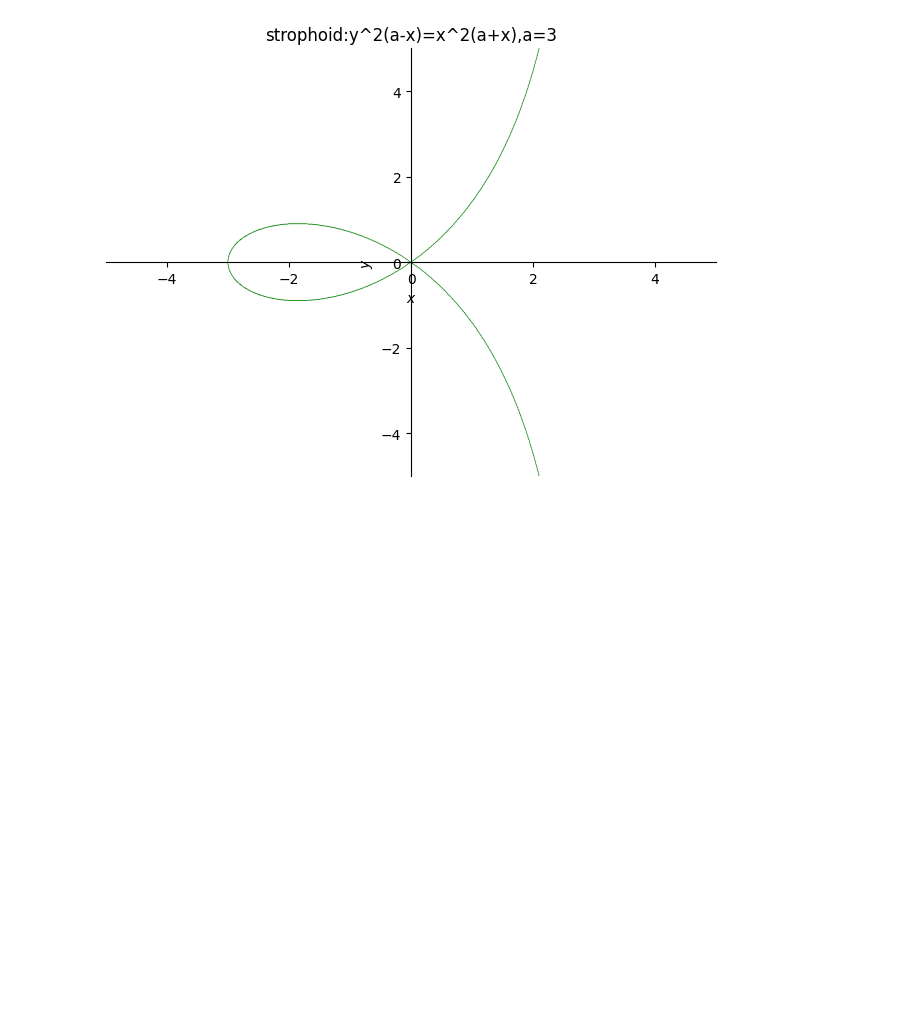
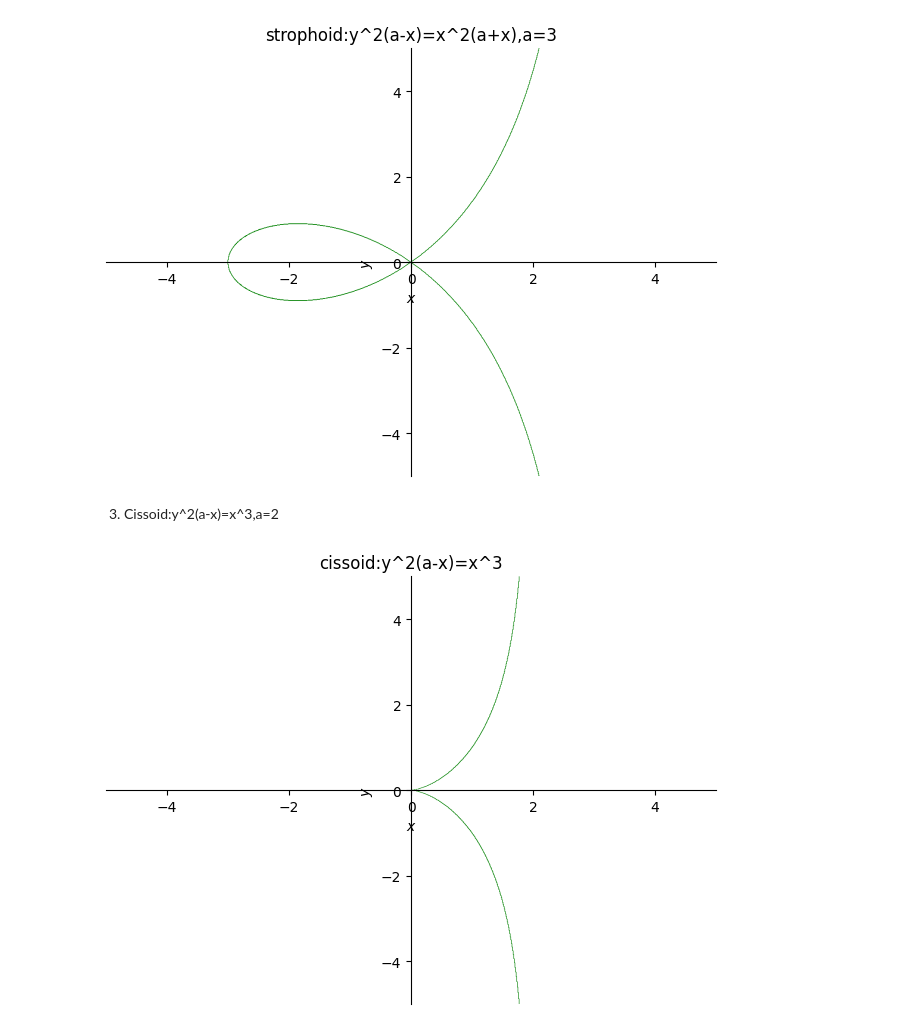
Before and after one commit to Bharathgn123/Bharathgn123, a Jupyter notebook: program1_2D_plot_of_cartesion_and_polar_curves.ipynb, the cells around one changed output. Drawn from its saved outputs; the diff is of its cells as text; code cells hidden in the pictures; blank space fills up the shorter version.

```diff
--- a/program1_2D_plot_of_cartesion_and_polar_curves.ipynb
+++ b/program1_2D_plot_of_cartesion_and_polar_curves.ipynb
@@ -16,3 +16,11 @@ x,y=symbols('x y')
 p2=plot_implicit(Eq(y**2*(3-x),x**2*(3+x)),(x,-5,5),(y,-5,5),line_color="green",title='strophoid:y^2(a-x)=x^2(a+x),a=3')
 # %% [output]
 [figure]
+# %% [markdown]
+3) Cissoid:y^2(a-x)=x^3,a=2
+# %%
+from sympy import plot_implicit,symbols,Eq
+x,y=symbols('x y')
+p2=plot_implicit(Eq(y**2*(2-x),x**3),(x,-5,5),(y,-5,5),line_color="green",title='cissoid:y^2(a-x)=x^3')
+# %% [output]
+[figure, added]
```
Also changed, not shown: parts of 9 cells of this notebook.
